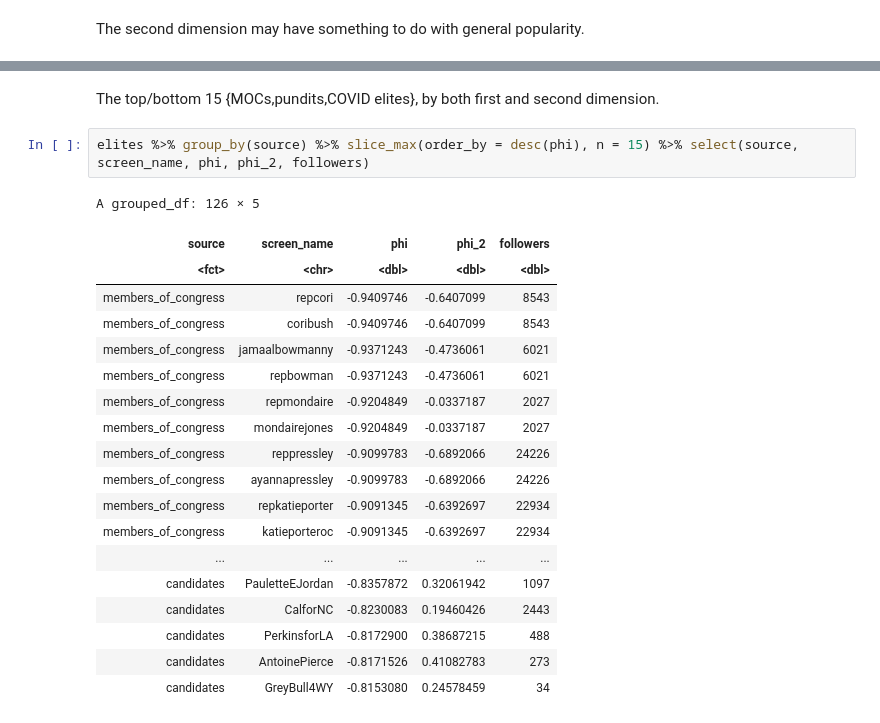
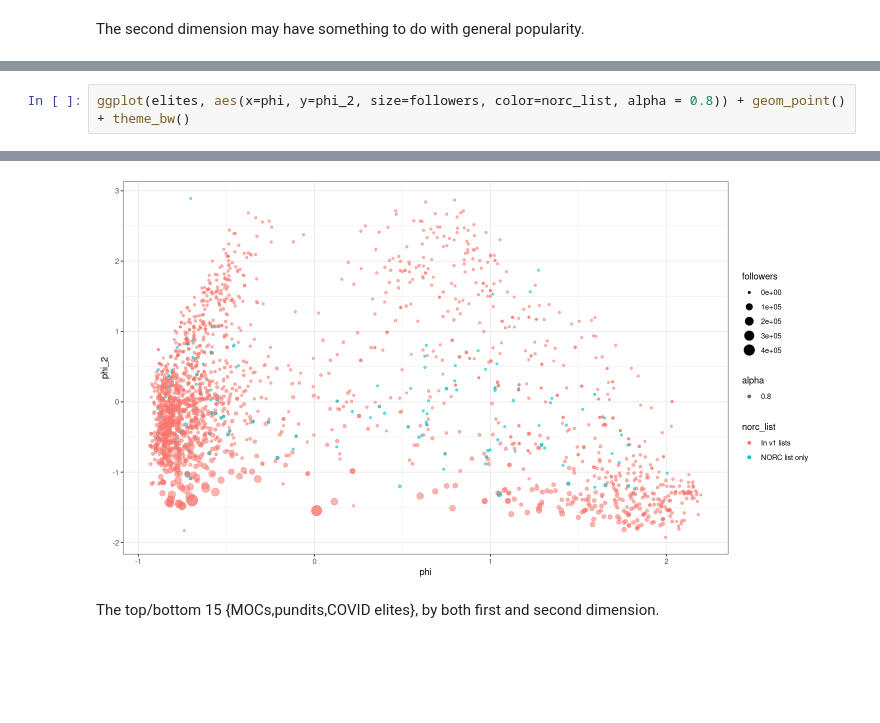
Before and after one commit to sdmccabe/new-tweetscores, a Jupyter notebook: src/03-analyze_first_stage.ipynb, the cells around one changed output, grey strips where cells are left out. Saved outputs shown, nothing was run; the diff lists cells and outputs as text; blank space fills up the shorter version.

```diff
--- a/src/03-analyze_first_stage.ipynb
+++ b/src/03-analyze_first_stage.ipynb
@@ -136,0 +168,3 @@ Warning message:
+# %%
+ggplot(elites, aes(x=phi, y=phi_2, size=followers, color=norc_list, alpha = 0.8)) + geom_point() + theme_bw()
+# %% [output]
@@ -137,24 +173,3 @@ Warning message:
+[figure, added]
 # %% [markdown]
 The top/bottom 15 {MOCs,pundits,COVID elites}, by both first and second dimension.
-# %%
-elites %>% group_by(source) %>% slice_max(order_by = desc(phi), n = 15) %>% select(source, screen_name, phi, phi_2, followers)
-# %% [output]
-A grouped_df: 126 × 5
-| source | screen_name | phi | phi_2 | followers |
-| <fct> | <chr> | <dbl> | <dbl> | <dbl> |
-| members_of_congress | repcori | -0.9409746 | -0.6407099 | 8543 |
-| members_of_congress | coribush | -0.9409746 | -0.6407099 | 8543 |
-| members_of_congress | jamaalbowmanny | -0.9371243 | -0.4736061 | 6021 |
-| members_of_congress | repbowman | -0.9371243 | -0.4736061 | 6021 |
-| members_of_congress | repmondaire | -0.9204849 | -0.0337187 | 2027 |
-| members_of_congress | mondairejones | -0.9204849 | -0.0337187 | 2027 |
-| members_of_congress | reppressley | -0.9099783 | -0.6892066 | 24226 |
-| members_of_congress | ayannapressley | -0.9099783 | -0.6892066 | 24226 |
-| members_of_congress | repkatieporter | -0.9091345 | -0.6392697 | 22934 |
-| members_of_congress | katieporteroc | -0.9091345 | -0.6392697 | 22934 |
-| ... | ... | ... | ... | ... |
-| candidates | PauletteEJordan | -0.8357872 | 0.32061942 | 1097 |
-| candidates | CalforNC | -0.8230083 | 0.19460426 | 2443 |
-| candidates | PerkinsforLA | -0.8172900 | 0.38687215 | 488 |
-| candidates | AntoinePierce | -0.8171526 | 0.41082783 | 273 |
-| candidates | GreyBull4WY | -0.8153080 | 0.24578459 | 34 |
```
Also changed, not shown: parts of 19 cells of this notebook, 3 other files.
